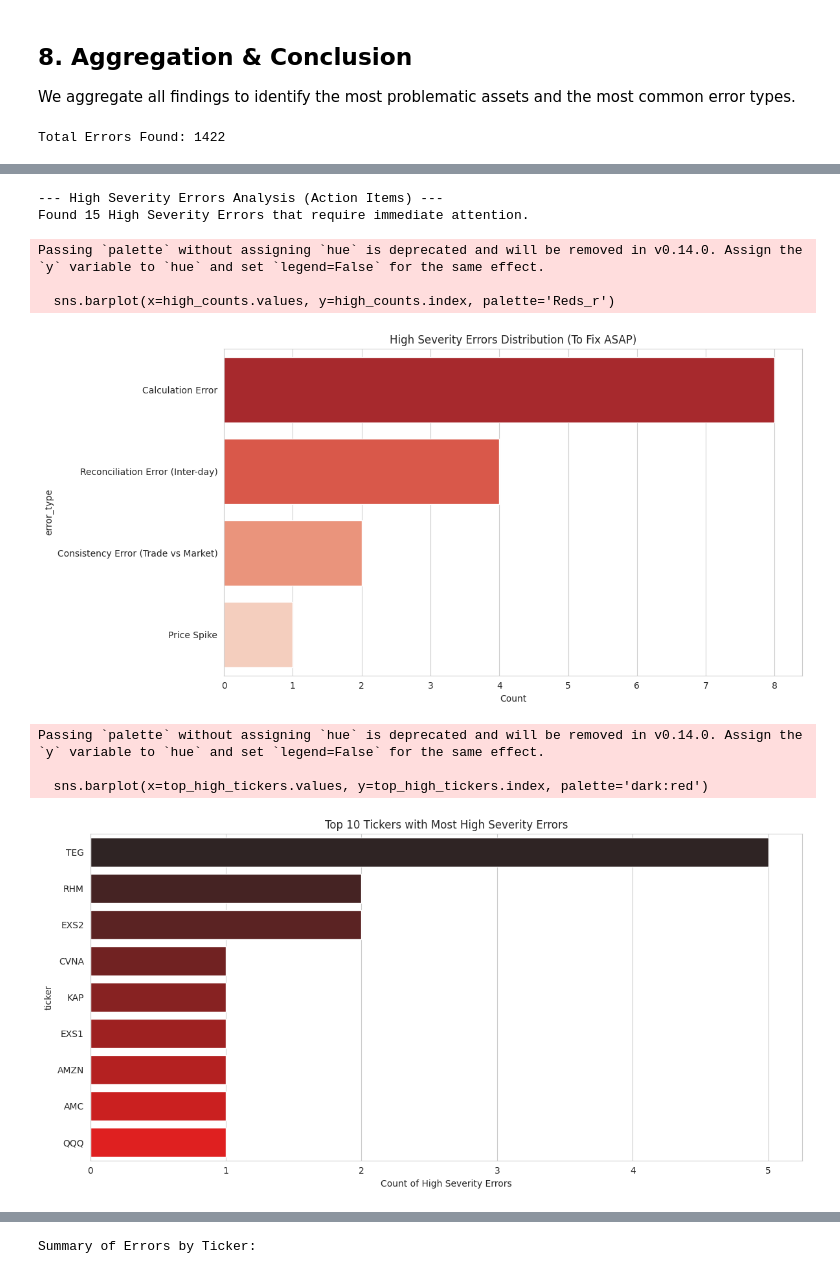
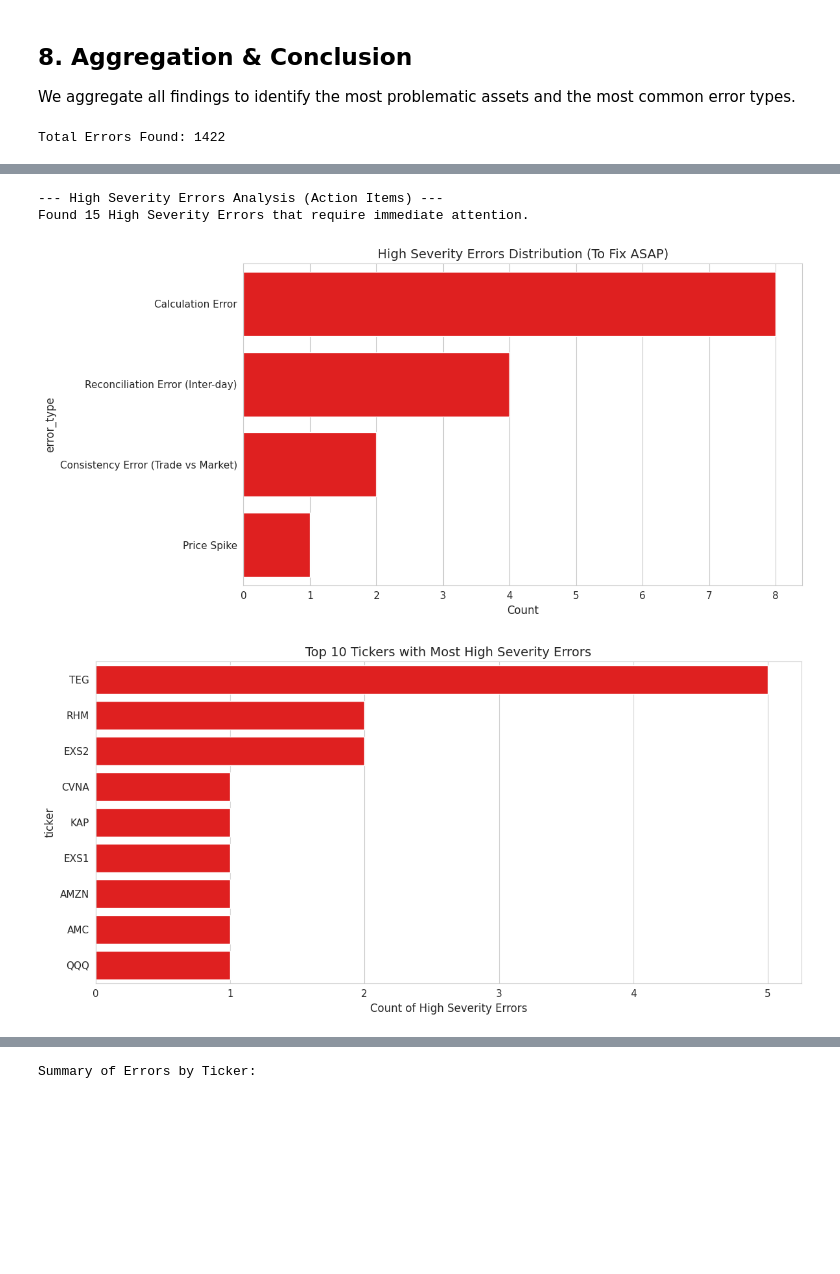
Before and after one commit to RaynorEtienn/Financial-Data-Analysis, a Jupyter notebook: notebooks/analysis.ipynb, the cells around one changed output, grey strips where cells are left out. Saved outputs shown, nothing was run; the diff lists cells and outputs as text; code cells hidden in the pictures; blank space fills up the shorter version.

```diff
--- a/notebooks/analysis.ipynb
+++ b/notebooks/analysis.ipynb
@@ -726,0 +522,24 @@ Visualizing consistency errors for: KAP (Count: 1)
+# %%
+# --- 4.2 Visualization: Trade Price vs Market Price ---
+
+if not consistency_errors_df.empty:
+    # Prepare data for plotting
+    cons_plot_df = positions.copy()
+    cols = ["Price", "Trade Price", "Traded Today"]
+    for col in cols:
+        cons_plot_df[col] = pd.to_numeric(cons_plot_df[col], errors='coerce')
+
+    # Filter for days with trades
+    cons_plot_df = cons_plot_df[cons_plot_df["Traded Today"].abs() > 0].copy()
+    cons_plot_df = cons_plot_df.dropna(subset=["Price", "Trade Price"])
+
+    ValidationVisualizer.plot_scatter_overview(
+        df=cons_plot_df,
+        x_col="Price",
+        y_col="Trade Price",
+        errors_df=consistency_errors_df,
+        title="Consistency Check: Trade Price vs Market Price",
+        xlabel="Market Price",
+        ylabel="Trade Price",
+        log_scale=True
+    )
@@ -848,21 +729,21 @@ if all_errors_dfs:
     print(f"Total Errors Found: {len(master_df)}")
 
     # --- 1. Error Types with Severity Breakdown (Stacked Bar Chart) ---
-    # Group by Error Type and Severity
     severity_breakdown = master_df.groupby(['error_type', 'severity']).size().unstack(fill_value=0)
 
-    # Reorder columns to ensure logical progression: Low -> Medium -> High
+    # Reorder columns
     desired_order = ['Low', 'Medium', 'High']
     cols = [c for c in desired_order if c in severity_breakdown.columns]
     severity_breakdown = severity_breakdown[cols]
 
-    # Sort by total count for better visualization
+    # Sort by total
     severity_breakdown['Total'] = severity_breakdown.sum(axis=1)
     severity_breakdown = severity_breakdown.sort_values('Total', ascending=True)
     severity_breakdown = severity_breakdown.drop(columns=['Total'])
 
     # Plot Stacked Bar Chart
-    ax = severity_breakdown.plot(kind='barh', stacked=True, color=['green', 'orange', 'red'], figsize=(12, 8))
+    colors = [PALETTE[c] for c in cols]
+    ax = severity_breakdown.plot(kind='barh', stacked=True, color=colors, figsize=(12, 8))
     plt.title("Distribution of Error Types by Severity")
     plt.xlabel("Count")
     plt.ylabel("Error Type")
@@ -881,7 +762,7 @@ if all_errors_dfs:
         high_counts = high_severity['error_type'].value_counts()
 
         plt.figure(figsize=(12, 6))
-        sns.barplot(x=high_counts.values, y=high_counts.index, palette='Reds_r')
+        sns.barplot(x=high_counts.values, y=high_counts.index, color=PALETTE['High'])
         plt.title("High Severity Errors Distribution (To Fix ASAP)")
         plt.xlabel("Count")
         plt.tight_layout()
@@ -891,7 +772,7 @@ if all_errors_dfs:
         top_high_tickers = high_severity['ticker'].value_counts().head(10)
 
         plt.figure(figsize=(12, 6))
-        sns.barplot(x=top_high_tickers.values, y=top_high_tickers.index, palette='dark:red')
+        sns.barplot(x=top_high_tickers.values, y=top_high_tickers.index, color=PALETTE['High'])
         plt.title("Top 10 Tickers with Most High Severity Errors")
         plt.xlabel("Count of High Severity Errors")
         plt.tight_layout()
@@ -904,7 +785,7 @@ if all_errors_dfs:
     errors_by_date = master_df.groupby('Date').size()
 
     plt.figure(figsize=(14, 6))
-    errors_by_date.plot()
+    errors_by_date.plot(color=PALETTE['Actual'])
     plt.title("Frequency of All Errors over Time")
     plt.ylabel("Count")
     plt.show()
@@ -922,10 +803,4 @@ Total Errors Found: 1422
 --- High Severity Errors Analysis (Action Items) ---
 Found 15 High Severity Errors that require immediate attention.
-Passing `palette` without assigning `hue` is deprecated and will be removed in v0.14.0. Assign the `y` variable to `hue` and set `legend=False` for the same effect.
-
-  sns.barplot(x=high_counts.values, y=high_counts.index, palette='Reds_r')
-[figure, old version]
+[figure, new version]
-Passing `palette` without assigning `hue` is deprecated and will be removed in v0.14.0. Assign the `y` variable to `hue` and set `legend=False` for the same effect.
-
-  sns.barplot(x=top_high_tickers.values, y=top_high_tickers.index, palette='dark:red')
-[figure, old version]
+[figure, new version]
@@ -933,4 +808,4 @@ Passing `palette` without assigning `hue` is deprecated and will be removed in v
-Summary of Errors by Ticker:
+Summary of Errors by Ticker:
 | error_type | Calculation Error | Consistency Error (Trade vs Market) | Missing Data | Price Spike | Reconciliation Error (Inter-day) | ... |
 | ticker |  |  |  |  |  | ... |
 | ANTO | 60 | 0 | 6 | 0 | 0 | ... |
```
Also changed, not shown: parts of 15 cells of this notebook.
